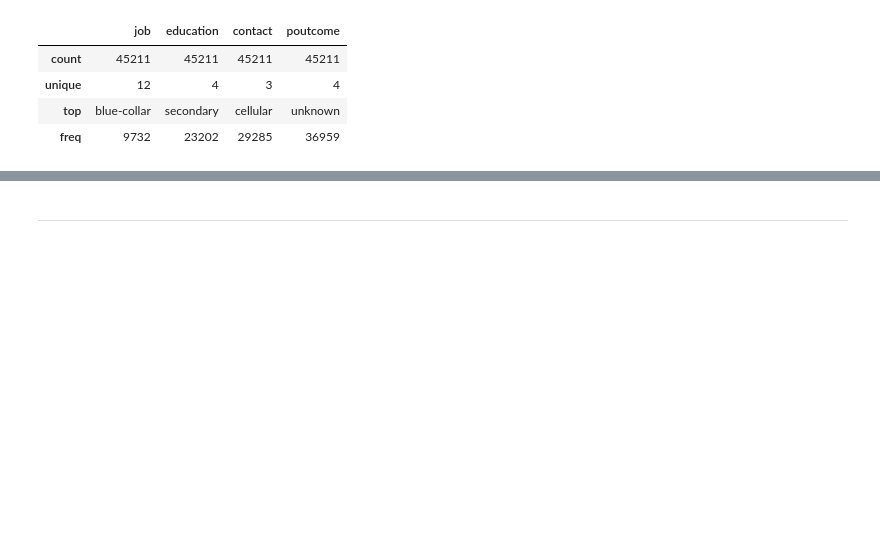
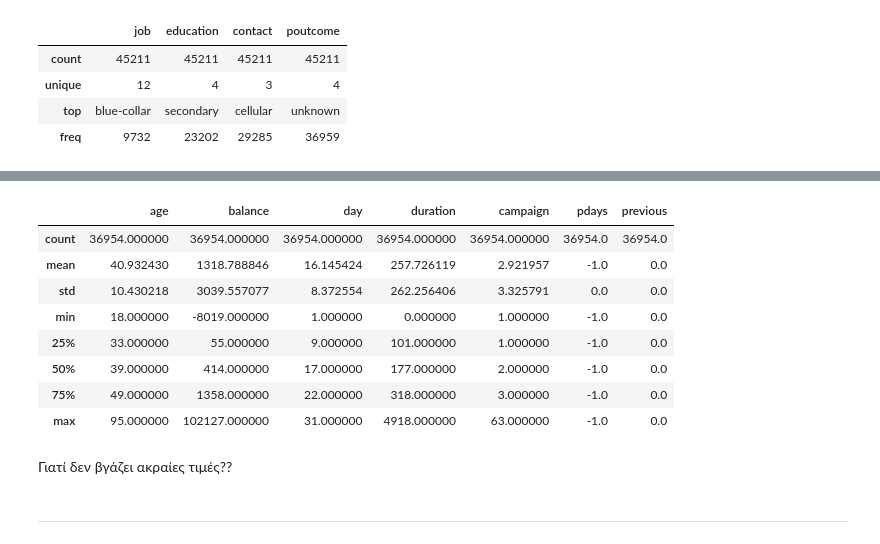
Before and after one commit to chMastellou/Data_Analysis_Assignment_2024, a Jupyter notebook: data_preprocessing/data_preprocessing.ipynb, the cells around one changed output, grey strips where cells are left out. Drawn from its saved outputs; the diff is of its cells as text; code cells hidden in the pictures; blank space fills up the shorter version.

```diff
--- a/data_preprocessing/data_preprocessing.ipynb
+++ b/data_preprocessing/data_preprocessing.ipynb
@@ -137,3 +171,17 @@ categorical_columns.describe()
+# %%
+clean_numeric_columns.describe()
+# %% [output]
+|  | age | balance | day | duration | campaign | pdays | previous |
+| count | 36954.000000 | 36954.000000 | 36954.000000 | 36954.000000 | 36954.000000 | 36954.0 | 36954.0 |
+| mean | 40.932430 | 1318.788846 | 16.145424 | 257.726119 | 2.921957 | -1.0 | 0.0 |
+| std | 10.430218 | 3039.557077 | 8.372554 | 262.256406 | 3.325791 | 0.0 | 0.0 |
+| min | 18.000000 | -8019.000000 | 1.000000 | 0.000000 | 1.000000 | -1.0 | 0.0 |
+| 25% | 33.000000 | 55.000000 | 9.000000 | 101.000000 | 1.000000 | -1.0 | 0.0 |
+| 50% | 39.000000 | 414.000000 | 17.000000 | 177.000000 | 2.000000 | -1.0 | 0.0 |
+| 75% | 49.000000 | 1358.000000 | 22.000000 | 318.000000 | 3.000000 | -1.0 | 0.0 |
+| max | 95.000000 | 102127.000000 | 31.000000 | 4918.000000 | 63.000000 | -1.0 | 0.0 |
+# %% [markdown]
+Γιατί δεν βγάζει ακραίες τιμές??
 # %% [markdown]
 ---
 # %% [markdown]
```
Also changed, not shown: parts of 6 cells of this notebook.
